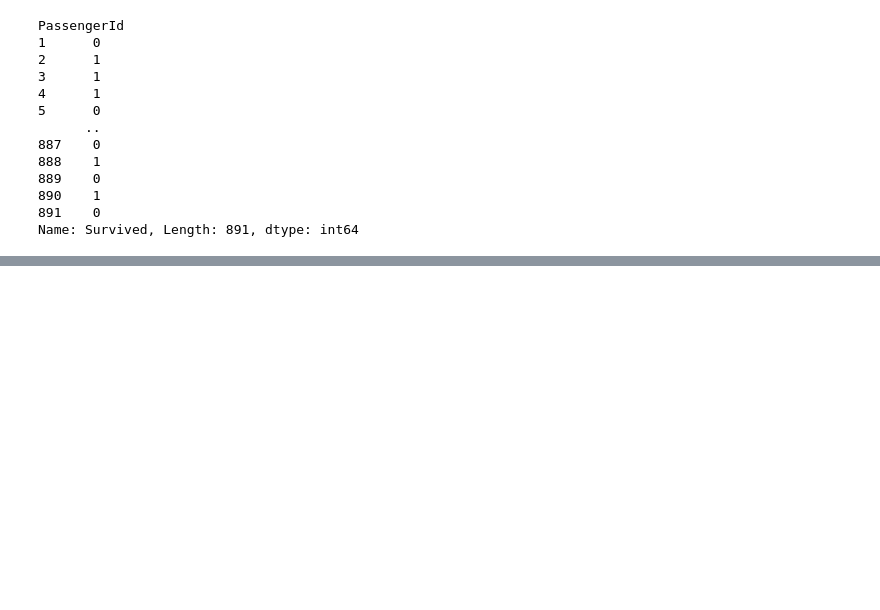
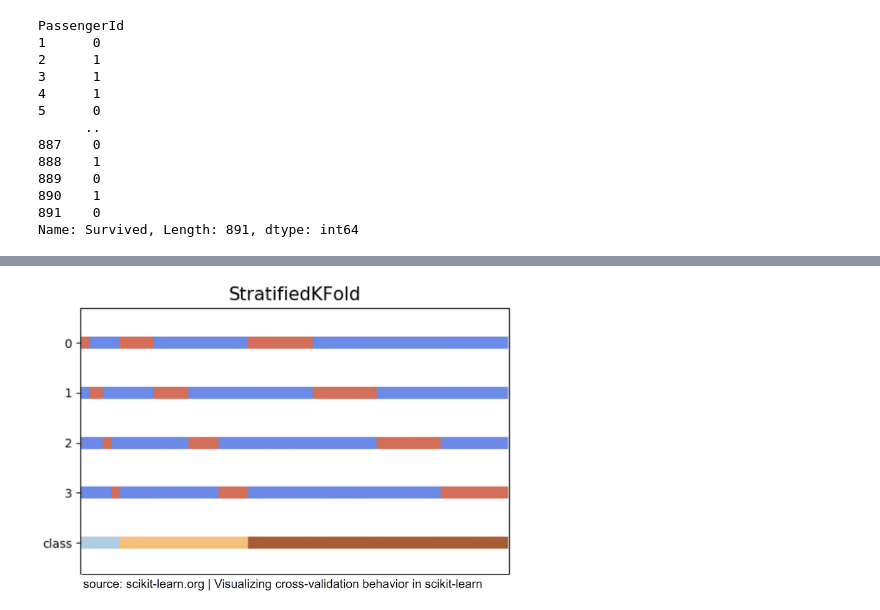
Before and after one commit to FransiscoReadyPermana/supervised_learning, a Jupyter notebook: 04 - KNN & Scikit-learn/part2-MachineLearningEssentials.ipynb, the cells around one changed output, grey strips where cells are left out. Saved outputs shown, nothing was run; the diff lists cells and outputs as text; code cells hidden in the pictures; blank space fills up the shorter version.

```diff
--- a/04 - KNN & Scikit-learn/part2-MachineLearningEssentials.ipynb
+++ b/04 - KNN & Scikit-learn/part2-MachineLearningEssentials.ipynb
@@ -102,0 +133,4 @@ KNN.score(X, y)
+# %%
+illustration.strat_kfold_cv
+# %% [output]
+[figure, added]
```
Also changed, not shown: parts of 12 cells of this notebook.
